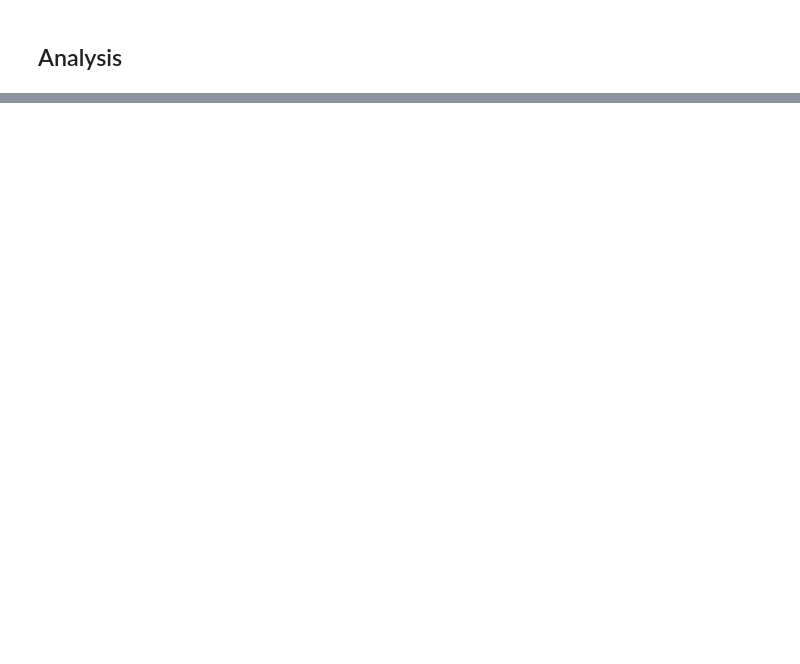
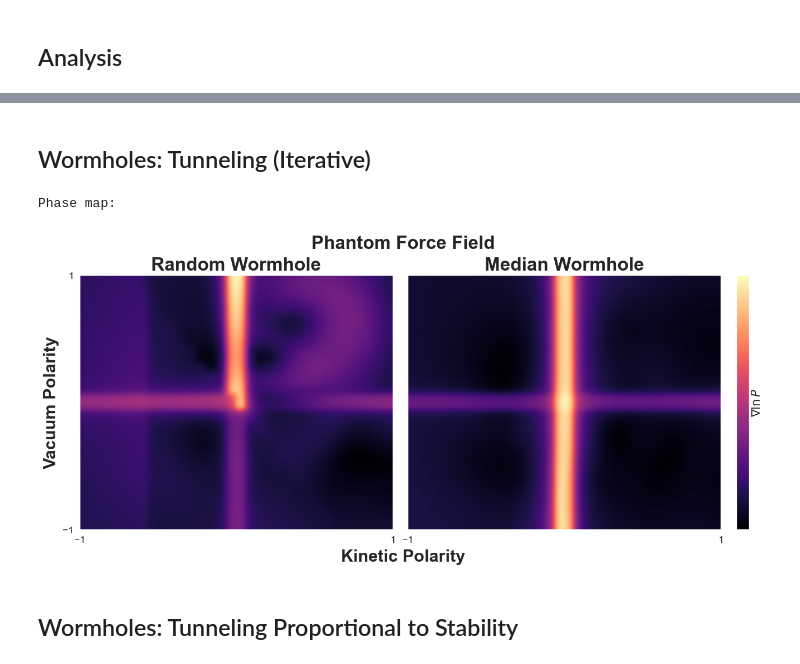
Before and after one commit to jgsoltes/Universe-KDE, a Jupyter notebook: Universe_KDE.ipynb, the cells around one changed output, grey strips where cells are left out. Drawn from its saved outputs; the diff is of its cells as text; code cells hidden in the pictures; blank space fills up the shorter version.

```diff
--- a/Universe_KDE.ipynb
+++ b/Universe_KDE.ipynb
@@ -1184,0 +1530,59 @@ for i in range(len(test_zeta)):
+# %% [markdown]
+## Wormholes: Tunneling (Iterative)
+# %%
+# ################# median wormhole tunneling #################
+# # 2. Collect probabilities for each individual in the ensemble
+# ensemble_tunnel_probabilities = []
+# print(f"Tunneling {len(wormhole_species)} ensemble wormholes...")
+# for i, zeta_w in enumerate(wormhole_species):
+#     # Create the destination (canonical phase) for this specific coordinate
+#     zeta_dest = zeta_w.copy()
+#     zeta_dest[9], zeta_dest[10] = 1, 1  # Set beta=1, gamma=1
+
+#     # Run analysis (verbose=False to avoid 200+ plots)
+#     stats = tunneling_analysis(zeta_w, zeta_dest, verbose=False)
+#     ensemble_tunnel_probabilities.append(stats['probability'])
+
+# # 3. Calculate median and error of the collected log-probabilities
+# ensemble_tunnel_probabilities = np.array(ensemble_tunnel_probabilities)
+
+
+# ################ wormhole tunneling to canonical from natural-repolarized #################
+# bounds_w_natural = bounds
+# bounds_w_natural[-2], bounds_w_natural[-1] = (-0.150001, -0.14999), (0.21999, 0.220001)
+# opt_tunnel_vals = []
+# i = False
+# print('Generating natural-phase wormhole coordinates.')
+# while i == False:
+#     zeta_w_opt, fit = hdim.quasar(obj_func,bounds_w_natural,maxiter=11000,
+#                                          tolerance=hbar/2, vectorized=True, verbose=False) # optimized natural w coordinate
+#     coord_results = analyze_coordinate(zeta_w_opt)
+#     species = coord_results['species'][0]
+#     if (fit > hbar/2) or (species != 'Wormhole'):
+#         continue
+#     else:
+#         zeta_w_canonical_opt = zeta_w_opt.copy()
+#         zeta_w_canonical_opt[9], zeta_w_canonical_opt[10] = 1, 1
+#         tunnel_stats_temp = tunneling_analysis(zeta_w_opt, zeta_w_canonical_opt, verbose=False)
+#         opt_tunnel_vals += [tunnel_stats_temp['probability']]
+#     if len(opt_tunnel_vals) >= 209: # length of ensemble wormhole subset
+#         i = True
+# opt_tunnel_vals = np.array(opt_tunnel_vals)
+# opt_tunnel_vals = opt_tunnel_vals[opt_tunnel_vals!=-0.0]
+
+# # Your raw log-probability data
+# print('Ensemble wormhole tunneling:')
+# asymmetric_deviation(ensemble_tunnel_probabilities)
+
+# print('\nTypical-Optimized wormhole tunneling:')
+# asymmetric_deviation(opt_tunnel_vals)
+
+
+###### plot wormhole force field phase map #####
+print('Phase map:')
+plot_force_fields(wormhole_random,wormhole_median,'Random Wormhole','Median Wormhole',res=32)
+# %% [output]
+Phase map:
+[figure, added]
+# %% [markdown]
+## Wormholes: Tunneling Proportional to Stability
```
Also changed, not shown: parts of 15 cells of this notebook.
